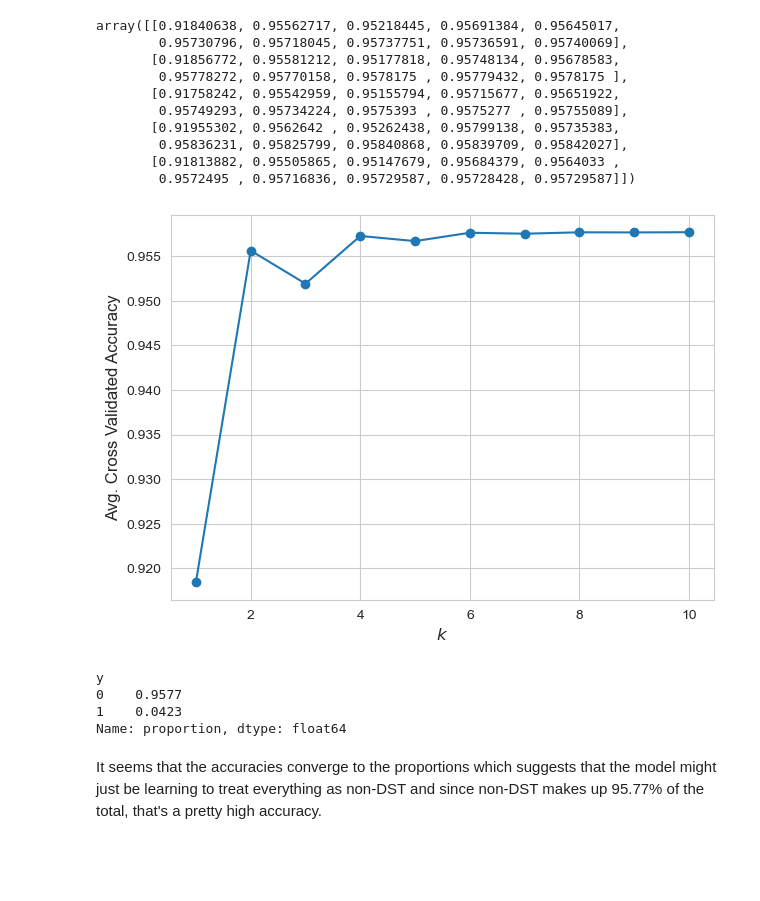
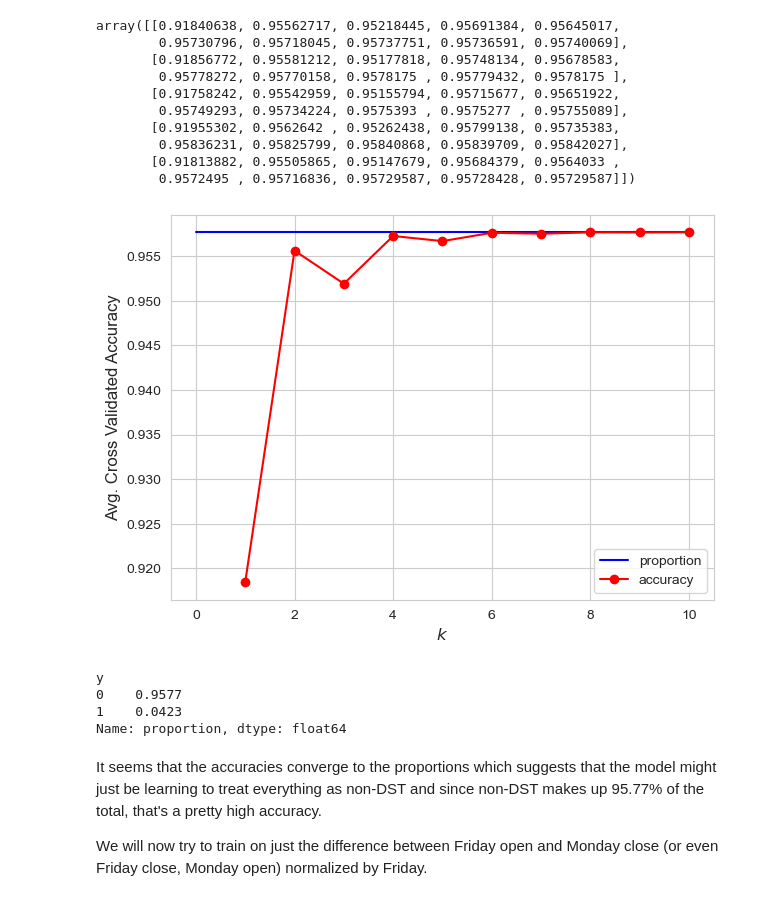
Before and after one commit to ghuckabe/DSTMarketAnalysis, a Jupyter notebook: kaggle_classify.ipynb, the cells around one changed output. Drawn from its saved outputs; the diff is of its cells as text; code cells hidden in the pictures; blank space fills up the shorter version.

```diff
--- a/kaggle_classify.ipynb
+++ b/kaggle_classify.ipynb
@@ -569,0 +574,4 @@ finance = pd.concat([finance_dst,finance_weekends],axis=0)
+# %%
+# difference of Friday close and Monday open (fcmo), normalized by Friday close
+
+finance['diff_fcmo'] = (finance['fri_close']-finance['mon_open'])/finance['fri_close']
@@ -592,7 +609,7 @@ for train_index, test_index in kfold.split(finance_train):
     j = 0
     for metric in metrics:
         ## Define the model
-        log_reg = LogisticRegression()
+        log_reg = LogisticRegression(penalty=None)
 
         ## fit the model
         log_reg.fit(finance_tt[[metric]],finance_tt['y'])
@@ -679,3 +696,33 @@ y
 0    0.9577
 1    0.0423
 Name: proportion, dtype: float64
+# %%
+diffs = ['diff_fomc','diff_fcmo']
+# %%
+## Make your array of zeros to hold the accuracies
+diff_log_reg_accs = np.zeros((n_splits,len(diffs)))
+
+## Loop through the cv splits
+i = 0
+for train_index, test_index in kfold.split(finance_train):
+    ## get the training and holdout sets
+    finance_tt = finance_train.iloc[train_index]
+    finance_ho = finance_train.iloc[test_index]
+
+    ## loop through your features
+    j = 0
+    for diff in diffs:
+        ## Define the model
+        log_reg = LogisticRegression(penalty=None)
+
+        ## fit the model
+        log_reg.fit(finance_tt[[diff]],finance_tt['y'])
+
+        ## Make the prediction
+        pred = log_reg.predict(finance_ho[[diff]])
+
+        ## Record the accuracy on the holdout set
+        diff_log_reg_accs[i,j] = accuracy_score(pred,finance_ho['y'])
+
+        j = j + 1
+    i = i + 1
@@ -727,20 +811,22 @@ array([[0.91840638, 0.95562717, 0.95218445, 0.95691384, 0.95645017,
 # %%
 ## Plots the accuracies as a function of k
 plt.figure(figsize=(7,5))
 
+plt.plot([0,10],[0.9577,0.9577],label='proportion',color='b')
 
 plt.plot(ks,
          np.mean(k_all_accs, axis=0),
-         '-o')
+         '-o',label='accuracy',color='r')
 
 plt.xticks(fontsize=10)
 plt.yticks(fontsize=10)
 plt.xlabel("$k$", fontsize=12)
 plt.ylabel("Avg. Cross Validated Accuracy", fontsize=12)
 
+plt.legend()
 plt.show()
 # %% [output]
-[figure, old version]
+[figure, new version]
 # %%
 finance['y'].value_counts(normalize=True) # see the proportion of each group
 # %% [output]
@@ -750,3 +836,5 @@ y
 Name: proportion, dtype: float64
 # %% [markdown]
 It seems that the accuracies converge to the proportions which suggests that the model might just be learning to treat everything as non-DST and since non-DST makes up 95.77% of the total, that's a pretty high accuracy.
+
+We will now try to train on just the difference between Friday open and Monday close (or even Friday close, Monday open) normalized by Friday.
```
Also changed, not shown: parts of 14 cells of this notebook.
